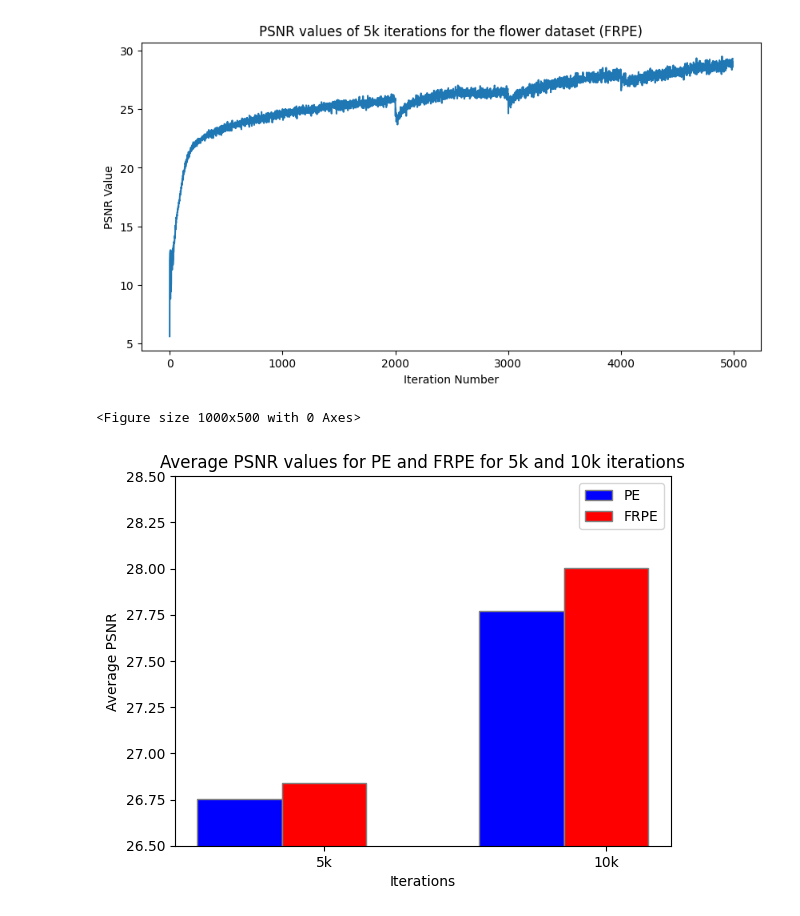
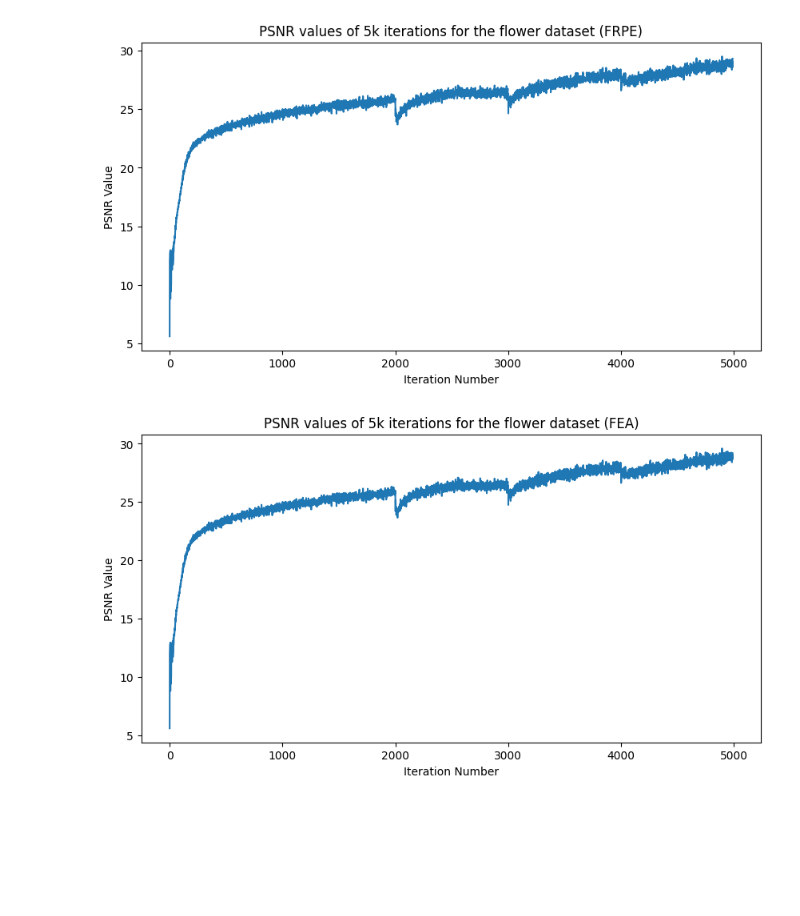
Before and after one commit to IngaleOmkar/Free-TensoRF, a Jupyter notebook: DataScripts/data_processing.ipynb, the cells around one changed output. Saved outputs shown, nothing was run; the diff lists cells and outputs as text; code cells hidden in the pictures; blank space fills up the shorter version.

Commit message:
readme and additional data

```diff
--- a/DataScripts/data_processing.ipynb
+++ b/DataScripts/data_processing.ipynb
@@ -7,6 +7,11 @@ pe_5k_flower = pd.read_csv('../PSNR_Data/PE_5k_flower.csv')
 pe_10k_flower = pd.read_csv('../PSNR_Data/PE_10k_flower.csv')
 frpe_10k_flower = pd.read_csv('../PSNR_Data/FRPE_10k_flower.csv')
 frpe_5k_flower = pd.read_csv('../PSNR_Data/FRPE_5k_flower.csv')
+
+fea_5k_flower = pd.read_csv('../PSNR_Data/FEA_5k_flower.csv')
+fea_10k_flower = pd.read_csv('../PSNR_Data/FEA_10k_flower.csv')
+frfea_10k_flower = pd.read_csv('../PSNR_Data/FRFEA_10k_flower.csv')
+frfea_5k_flower = pd.read_csv('../PSNR_Data/FRFEA_5k_flower.csv')
 # %%
 # Plot the line graph for the PSNR values of the 5k iterations
 # The data only has one column of psnr values, ordered sequentially from 0 to 4999
@@ -54,31 +59,14 @@ plt.title('PSNR values of 5k iterations for the flower dataset (FRPE)')
 plt.show()
 # %% [output]
 [figure]
-# %%
-n_10k_psnr = {'PE': 27.771381304927843, 'FRPE': 28.002779190040492}
-n_5k_psnr = {'PE': 26.751347360002597, 'FRPE': 26.83838927689309}
-
-# Two groups of bars should be created, one for the 5k iterations and one for the 10k iterations
-# The height of the bars should represent the average PSNR value of the iterations
-# the y axis should be zommed in on range 25-28 to show differences in the PSNR values
-# This can be done by adding the line plt.ylim(25, 28) after the plt.bar() function
-
-plt.figure(figsize=(10,5))
-fig, ax = plt.subplots()
-barWidth = 0.3
-bar1 = [n_5k_psnr['PE'], n_10k_psnr['PE']]
-bar2 = [n_5k_psnr['FRPE'], n_10k_psnr['FRPE']]
-r1 = np.arange(len(bar1))
-r2 = [x + barWidth for x in r1]
-plt.bar(r1, bar1, color='b', width=barWidth, edgecolor='grey', label='PE')
-plt.bar(r2, bar2, color='r', width=barWidth, edgecolor='grey', label='FRPE')
-plt.ylim(26.5, 28.5)
-plt.xlabel('Iterations')
-plt.ylabel('Average PSNR')
-plt.xticks([r + barWidth for r in range(len(bar1))], ['5k', '10k'])
-plt.title('Average PSNR values for PE and FRPE for 5k and 10k iterations')
-plt.legend()
-plt.show()
-# %% [output]
-<Figure size 1000x500 with 0 Axes>
-[figure, removed]
+# %%
+# Now perform the same for the FEA data
+
+plt.figure(figsize=(10,5))
+plt.plot(fea_5k_flower)
+plt.xlabel('Iteration Number')
+plt.ylabel('PSNR Value')
+plt.title('PSNR values of 5k iterations for the flower dataset (FEA)')
+plt.show()
+# %% [output]
+[figure, added]
```
Also changed, not shown: parts of 10 cells of this notebook, 1 other file.
